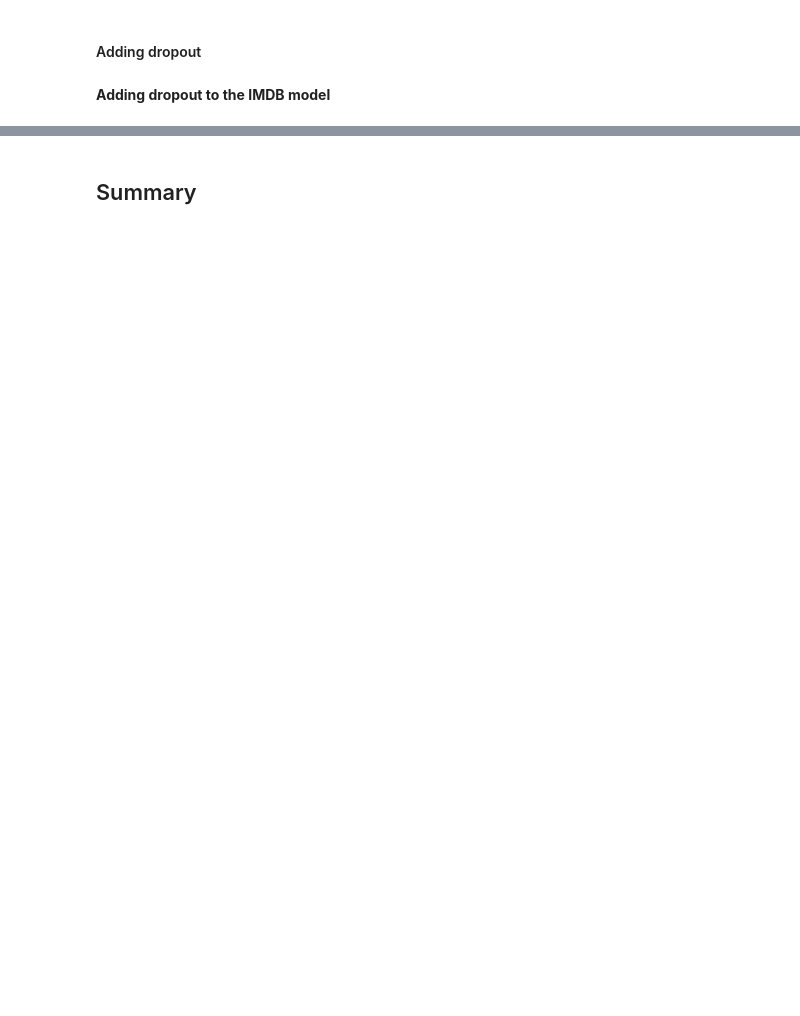
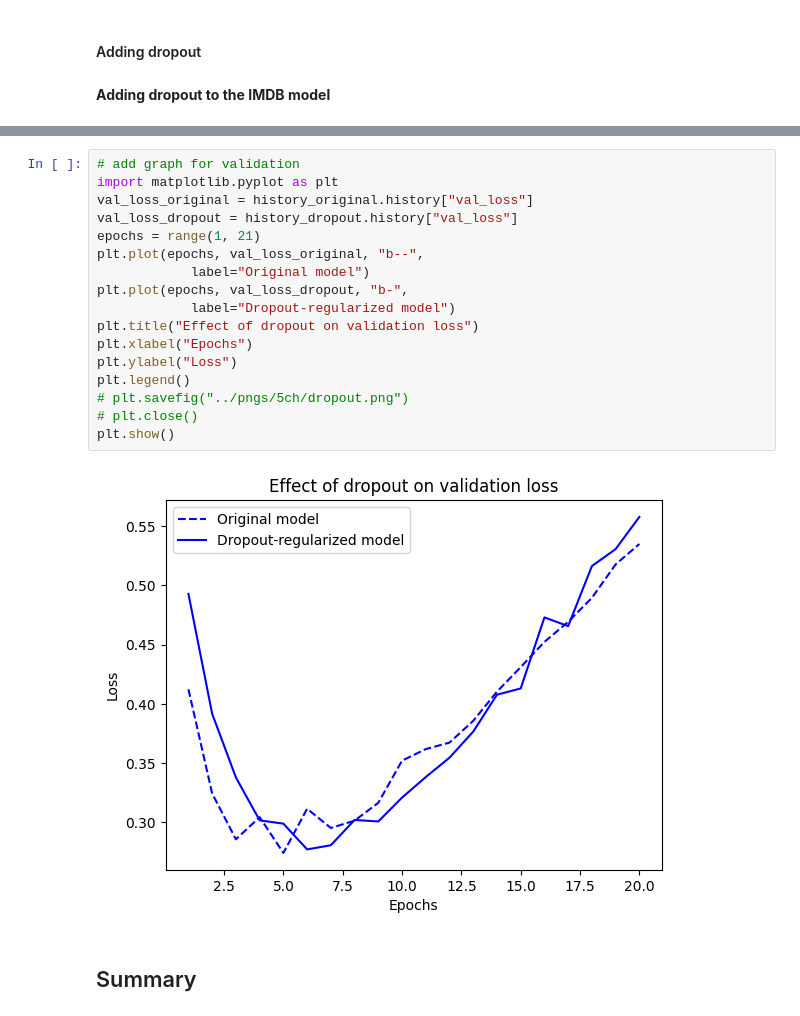
Before and after one commit to mccarvik/deep_learning_for_python, a Jupyter notebook: 5ch/chapter05_fundamentals-of-ml.ipynb, the cells around one changed output, grey strips where cells are left out. Saved outputs shown, nothing was run; the diff lists cells and outputs as text; blank space fills up the shorter version.

```diff
--- a/5ch/chapter05_fundamentals-of-ml.ipynb
+++ b/5ch/chapter05_fundamentals-of-ml.ipynb
@@ -308,2 +623,21 @@ history_dropout = model.fit(
+# %%
+# add graph for validation
+import matplotlib.pyplot as plt
+val_loss_original = history_original.history["val_loss"]
+val_loss_dropout = history_dropout.history["val_loss"]
+epochs = range(1, 21)
+plt.plot(epochs, val_loss_original, "b--",
+            label="Original model")
+plt.plot(epochs, val_loss_dropout, "b-",
+            label="Dropout-regularized model")
+plt.title("Effect of dropout on validation loss")
+plt.xlabel("Epochs")
+plt.ylabel("Loss")
+plt.legend()
+# plt.savefig("../pngs/5ch/dropout.png")
+# plt.close()
+plt.show()
+# %% [output]
+[figure, added]
 # %% [markdown]
 ## Summary
```
Also changed, not shown: parts of 19 cells of this notebook, 7 other files.
